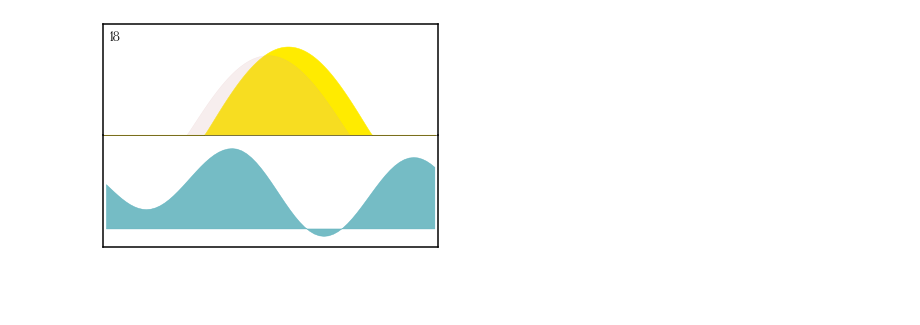
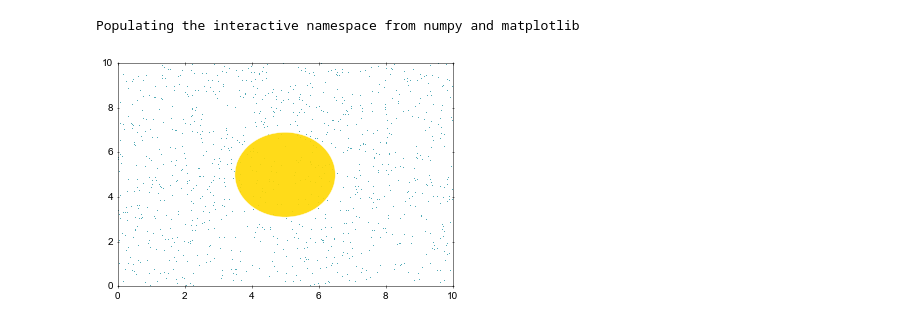
Before and after one commit to shendrix07/sunmoontide, a Jupyter notebook: plot dev.ipynb, the cells around one changed output. Drawn from its saved outputs; the diff is of its cells as text; code cells hidden in the pictures; blank space fills up the shorter version.

Commit message:
improved plots, started about pages

```diff
--- a/plot dev.ipynb
+++ b/plot dev.ipynb
@@ -47 +8,25 @@ year_title = month_of_tide.index[0].to_pydatetime().strftime('%Y')
+# %%
+import matplotlib.pyplot as plt
+import matplotlib.gridspec as gridspec
+import numpy as np
+%pylab inline
+
+import pandas as pd
+
+import matplotlib.patches as patches
+
+fig = plt.figure()
+ax = fig.add_subplot(111)
+x, y = 10*np.random.rand(2, 1000)
+ax.plot(x, y, ',')  # plot some data in data coordinates
+ax.set_xlim(0,10)
+
+circ = patches.Ellipse(xy = (5., 5.), width = 3., height = 3.8, angle = 0, transform = ax.transData,
+                      facecolor = 'gold', edgecolor = 'white', alpha = 0.9, zorder = 100)
+ax.add_patch(circ)
+
+plt.show()
+# %% [output]
+Populating the interactive namespace from numpy and matplotlib
+[figure, added]
 # %%
@@ -101,8 +95,0 @@ def _plot_a_date(grid_index, date):
-# %%
-gs = gridspec.GridSpec(2, 1, wspace = 0.0, hspace = 0.0)
-
-_plot_a_date(0, '2015-03-18')
-
-plt.show()
-# %% [output]
-[figure, removed]
```
Also changed, not shown: parts of 13 cells of this notebook, 14 other files.
